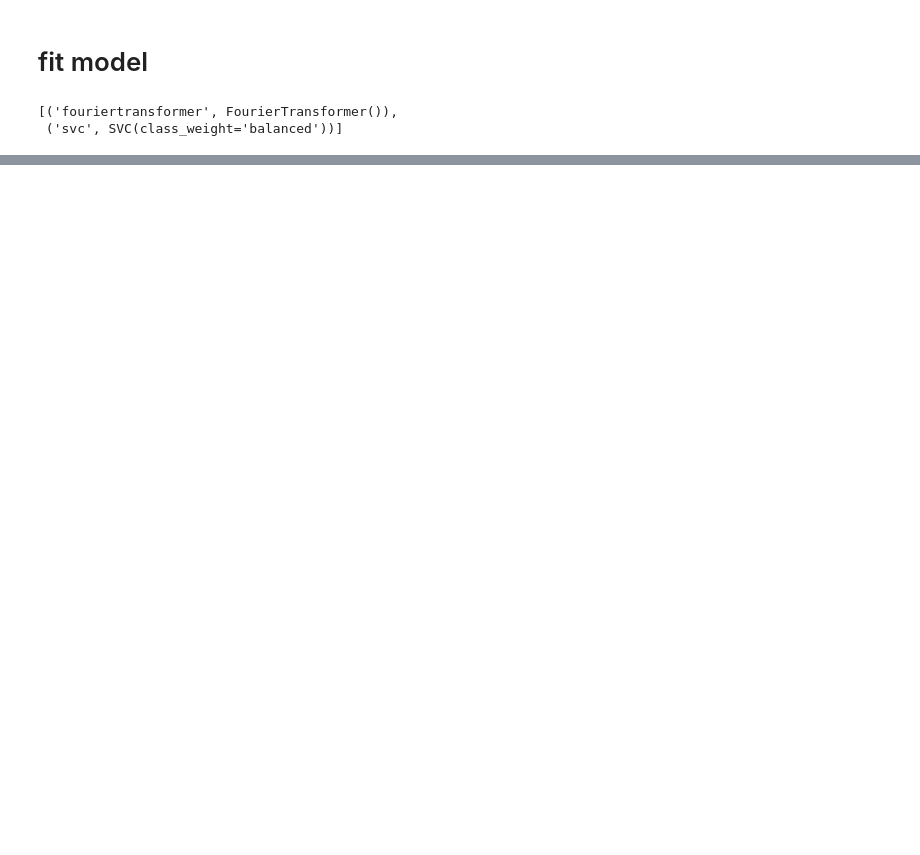
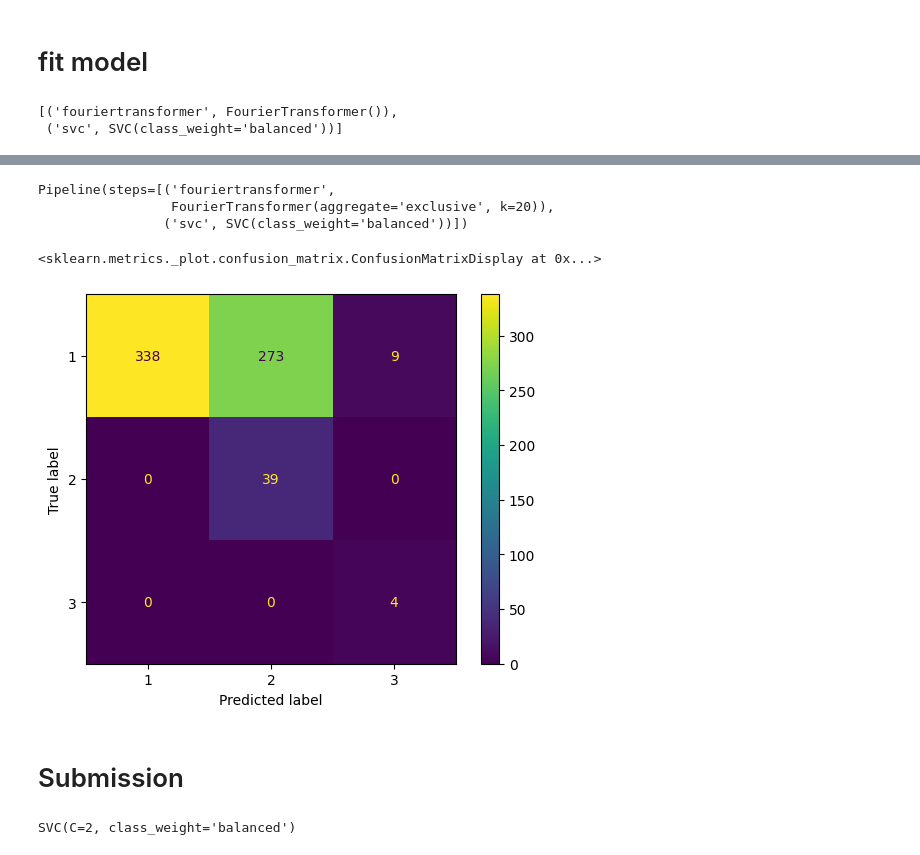
Before and after one commit to MattiaCastaldo/Hackaton_2023_G17, a Jupyter notebook: ftt.ipynb, the cells around one changed output, grey strips where cells are left out. Drawn from its saved outputs; the diff is of its cells as text; code cells hidden in the pictures; blank space fills up the shorter version.

```diff
--- a/ftt.ipynb
+++ b/ftt.ipynb
@@ -54,0 +74,30 @@ cv.best_params_, cv.best_score_
+# %%
+pipe.set_params(**{
+    'fouriertransformer__k': 20,
+    'fouriertransformer__aggregate': 'exclusive'
+})
+pipe.fit(df_ts.values, df_train.y)
+# %% [output]
+Pipeline(steps=[('fouriertransformer',
+                 FourierTransformer(aggregate='exclusive', k=20)),
+                ('svc', SVC(class_weight='balanced'))])
+# %%
+from sklearn.metrics import balanced_accuracy_score, ConfusionMatrixDisplay
+
+y_hat = pipe.predict(df_ts.values)
+# %%
+balanced_accuracy_score(df_train.y, y_hat)
+ConfusionMatrixDisplay.from_predictions(df_train.y, y_hat)
+# %% [output]
+<sklearn.metrics._plot.confusion_matrix.ConfusionMatrixDisplay at 0x...>
+[figure, added]
+# %% [markdown]
+# Submission
+# %%
+pipe.set_params(**{
+    'fouriertransformer__k': 20,
+    'fouriertransformer__aggregate': 'exclusive'
+})
+pipe.fit(df_ts.values, df_train.y)
+# %% [output]
+SVC(C=2, class_weight='balanced')
```
Also changed, not shown: parts of 7 cells of this notebook, 1 other file.
